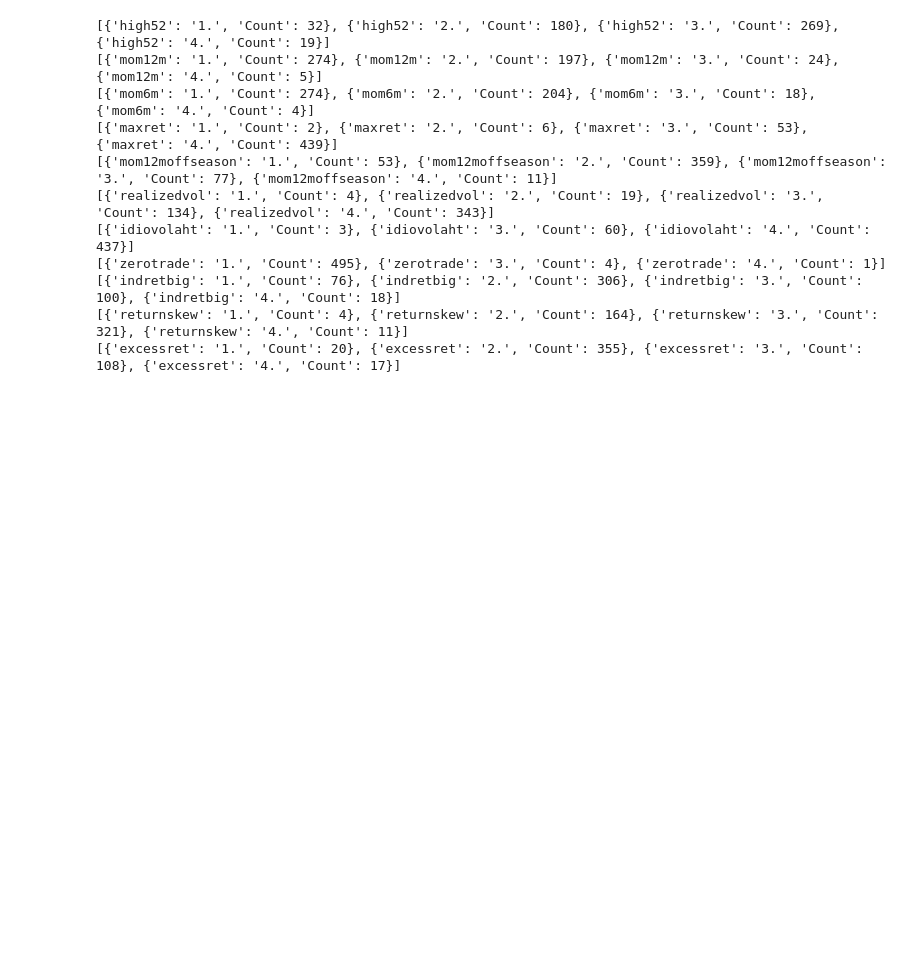
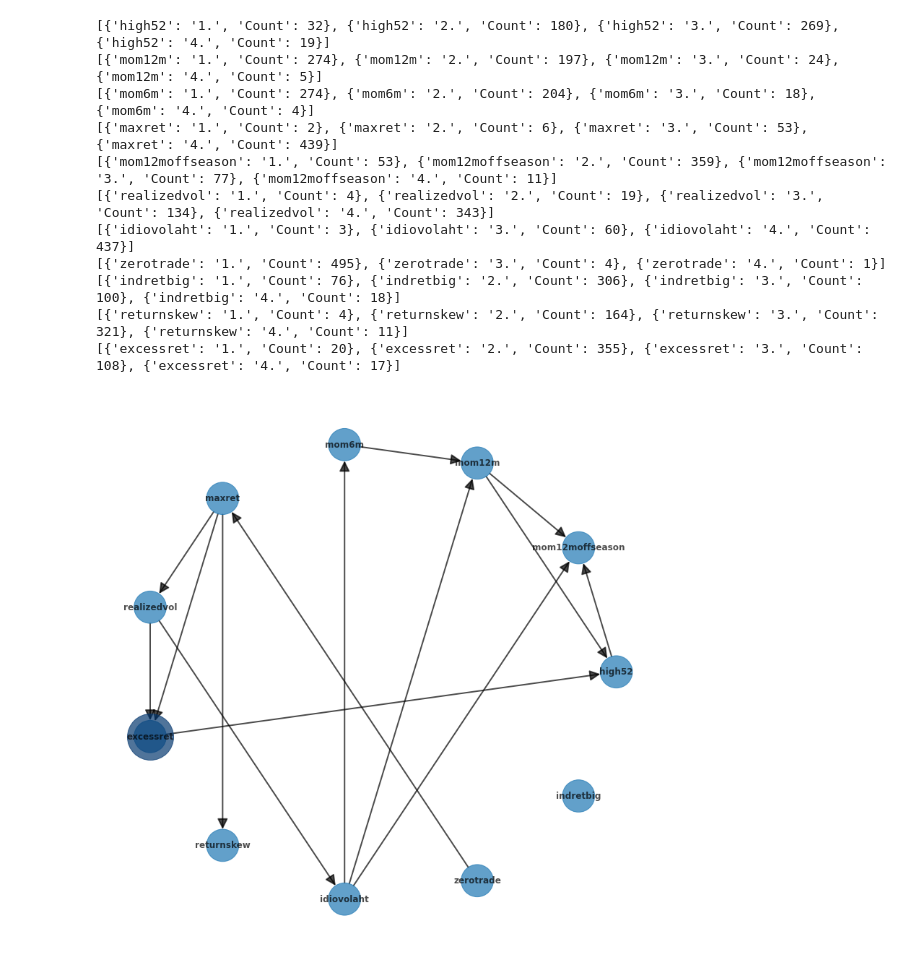
Before and after one commit to alasdair-breasley/pds-assignment, a Jupyter notebook: PDS_Assignment.ipynb, the cells around one changed output. Cells and saved outputs as stored; diff of their text form; code cells hidden in the pictures; blank space fills up the shorter version.

Commit message:
Question 2 - Create train / test split, fit model, create DAGs.

```diff
--- a/PDS_Assignment.ipynb
+++ b/PDS_Assignment.ipynb
@@ -657,0 +672,43 @@ for column in cat_finance_data:
+# %%
+# Generate Bayesian Network using the DAG
+model = BayesianNetwork(estimate)
+# %%
+# Fit Bayesian Network model to the data to create probability distributions
+# Disable text wrapping in output cell
+display(HTML("<style>div.output_area pre {white-space: pre;}</style>"))
+
+# Conditional Probability Distribution
+model.cpds = []
+
+# Fit model
+model.fit(data = training_data,
+    estimator = BayesianEstimator,
+    prior_type = "BDeu",
+    complete_samples_only = True)
+# %%
+# Plot the model as a DAG
+plt.figure(3, figsize = (14, 14))
+G = nx.DiGraph()
+G.add_edges_from(model.edges)
+
+G.add_nodes_from(model.nodes)
+pos = nx.circular_layout(G)
+DAG = G.to_directed()
+nx.topological_sort(DAG)
+
+nx.draw_networkx(G,
+                pos = pos,
+                with_labels = True,
+                node_size = [2000, 2000, 2000, 2000, 2000, 2000, 2000, 2000, 2000, 2000, 2000],
+                arrowsize = 30,
+                alpha = 0.7,
+                font_weight = "bold",
+                width = 2.0)
+
+tt_g = G.subgraph(nodes = ["excessret"])
+nx.draw(tt_g, pos = pos, with_labels = False, arrowsize = 0, node_size = 4100, alpha = 0.7, font_weight = "bold", node_color = "#063970")
+
+# Dependancies for outcome
+plt.show()
+# %% [output]
+[figure, added]
```
Also changed, not shown: parts of 5 cells of this notebook.
